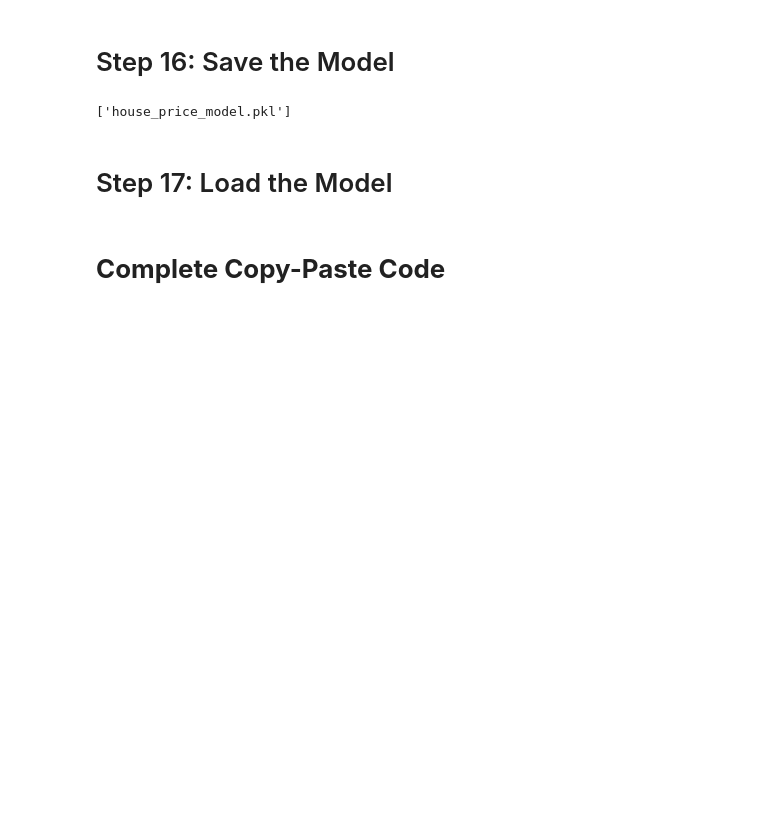
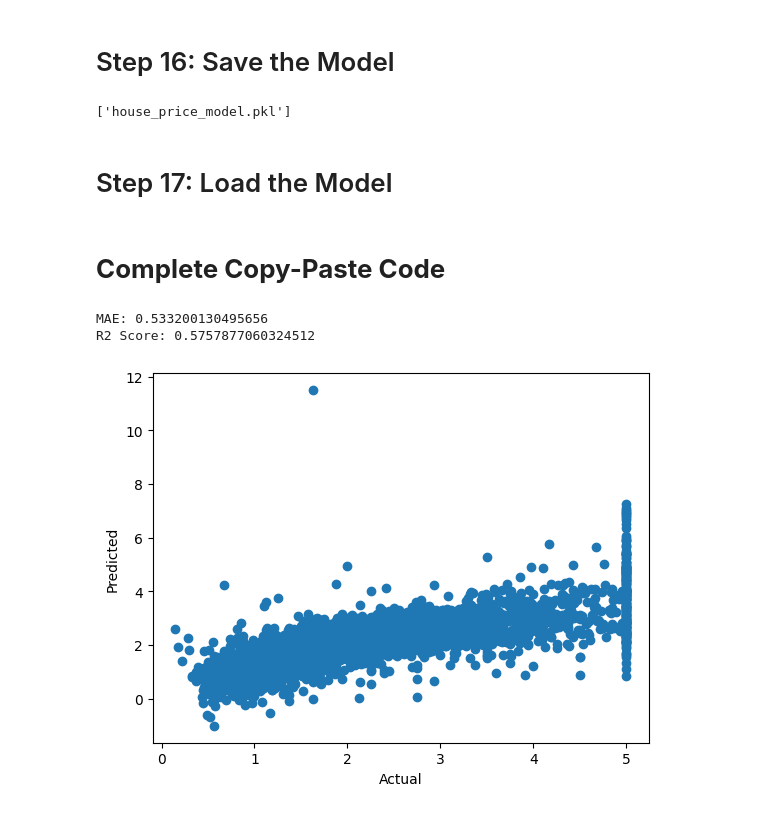
Before and after one commit to SKS-650/ML-Project, a Jupyter notebook: BasicProject/HousePricePred/housePricePrediction.ipynb, the cells around one changed output. Drawn from its saved outputs; the diff is of its cells as text; code cells hidden in the pictures; blank space fills up the shorter version.

```diff
--- a/BasicProject/HousePricePred/housePricePrediction.ipynb
+++ b/BasicProject/HousePricePred/housePricePrediction.ipynb
@@ -253,3 +253,52 @@ loaded_model = joblib.load(
 )
 # %% [markdown]
 # **Complete Copy-Paste Code**
+# %%
+import pandas as pd
+import matplotlib.pyplot as plt
+
+from sklearn.datasets import fetch_california_housing
+from sklearn.model_selection import train_test_split
+from sklearn.linear_model import LinearRegression
+from sklearn.metrics import mean_absolute_error
+from sklearn.metrics import r2_score
+
+housing = fetch_california_housing()
+
+df = pd.DataFrame(
+    housing.data,
+    columns=housing.feature_names
+)
+
+df["Price"] = housing.target
+
+X = df.drop("Price", axis=1)
+y = df["Price"]
+
+X_train, X_test, y_train, y_test = train_test_split(
+    X,
+    y,
+    test_size=0.2,
+    random_state=42
+)
+
+model = LinearRegression()
+
+model.fit(
+    X_train,
+    y_train
+)
+
+predictions = model.predict(X_test)
+
+print("MAE:", mean_absolute_error(y_test, predictions))
+print("R2 Score:", r2_score(y_test, predictions))
+
+plt.scatter(y_test, predictions)
+plt.xlabel("Actual")
+plt.ylabel("Predicted")
+plt.show()
+# %% [output]
+MAE: 0.533200130495656
+R2 Score: 0.5757877060324512
+[figure, added]
```
Also changed, not shown: parts of 1 cell of this notebook, 3 other files.
